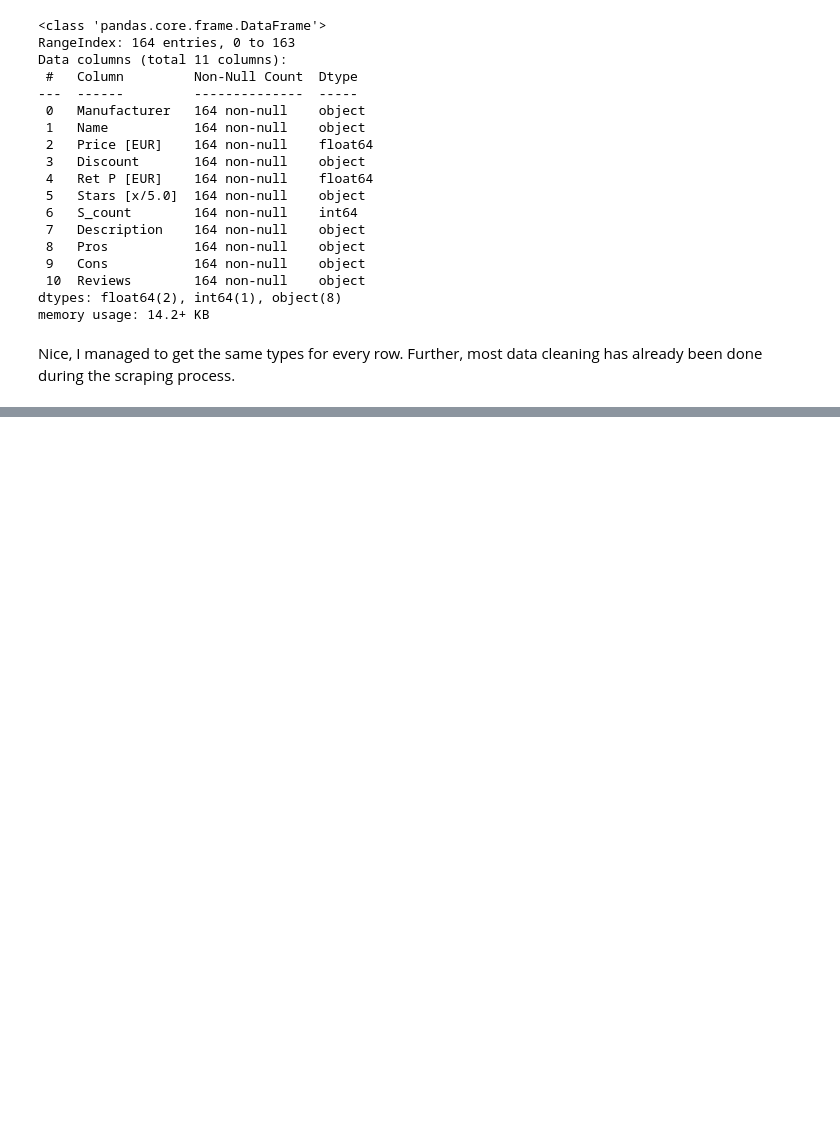
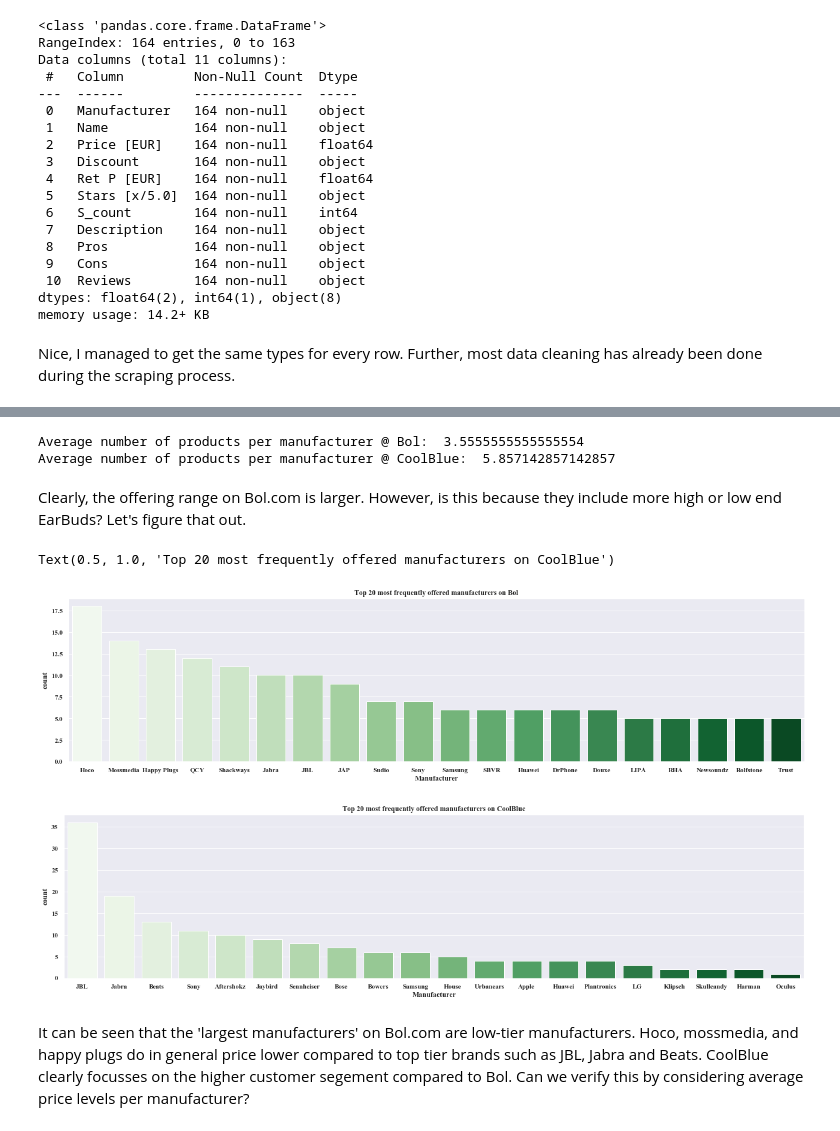
Before and after one commit to RHAALiebrand/DataAnalytics, a Jupyter notebook: Earsbuds Market Bol vs Coolblue - Scraping, cleaning, and analysis/Earbuds_Market_Bol_vs_CoolBlue.ipynb, the cells around one changed output, grey strips where cells are left out. Cells and saved outputs as stored; diff of their text form; code cells hidden in the pictures; blank space fills up the shorter version.

```diff
--- a/Earsbuds Market Bol vs Coolblue - Scraping, cleaning, and analysis/Earbuds_Market_Bol_vs_CoolBlue.ipynb
+++ b/Earsbuds Market Bol vs Coolblue - Scraping, cleaning, and analysis/Earbuds_Market_Bol_vs_CoolBlue.ipynb
@@ -37,3 +91,3 @@ def simplify_string(string,remove_stops):
 # %%
-EarBuds_Bol=pd.read_pickle('EarBuds_Bol')
-EarBuds_Bol.info()
+EarBuds_Bol=pd.read_pickle('EarBuds_Bol.csv')
+EarBuds_CoolBlue=pd.read_pickle('EarBuds_CoolBlue.csv')
@@ -59,5 +115,4 @@ memory usage: 24.9+ KB
 # %%
-EarBuds_CoolBlue=pd.read_pickle('EarBuds_CoolBlue')
 EarBuds_CoolBlue.info()
 # %% [output]
 <class 'pandas.core.frame.DataFrame'>
@@ -263,0 +151,22 @@ levenshtein_ratio_and_distance(b,c,True)
+# %%
+print('Average number of products per manufacturer @ Bol: ',len(EarBuds_Bol['Manufacturer'])/len(EarBuds_Bol['Manufacturer'].unique()))
+print('Average number of products per manufacturer @ CoolBlue: ',len(EarBuds_CoolBlue['Manufacturer'])/len(EarBuds_CoolBlue['Manufacturer'].unique()))
+# %% [output]
+Average number of products per manufacturer @ Bol:  3.5555555555555554
+Average number of products per manufacturer @ CoolBlue:  5.857142857142857
+# %% [markdown]
+Clearly, the offering range on Bol.com is larger. However, is this because they include more high or low end EarBuds? Let's figure that out.
+# %%
+plt.figure(figsize=(22,5))
+sns.countplot(x='Manufacturer',data=EarBuds_Bol,order=EarBuds_Bol.Manufacturer.value_counts().iloc[:20].index,palette='Greens')
+plt.title('Top 20 most frequently offered manufacturers on Bol')
+
+plt.figure(figsize=(22,5))
+sns.countplot(x='Manufacturer',data=EarBuds_CoolBlue,order=EarBuds_CoolBlue.Manufacturer.value_counts().iloc[:20].index,palette='Greens')
+plt.title('Top 20 most frequently offered manufacturers on CoolBlue')
+# %% [output]
+Text(0.5, 1.0, 'Top 20 most frequently offered manufacturers on CoolBlue')
+[figure, added]
+[figure, added]
+# %% [markdown]
+It can be seen that the 'largest manufacturers' on Bol.com are low-tier manufacturers. Hoco, mossmedia, and happy plugs do in general price lower compared to top tier brands such as JBL, Jabra and Beats. CoolBlue clearly focusses on the higher customer segement compared to Bol. Can we verify this by considering average price levels per manufacturer?
```
Also changed, not shown: parts of 92 cells of this notebook, 9 other files.
